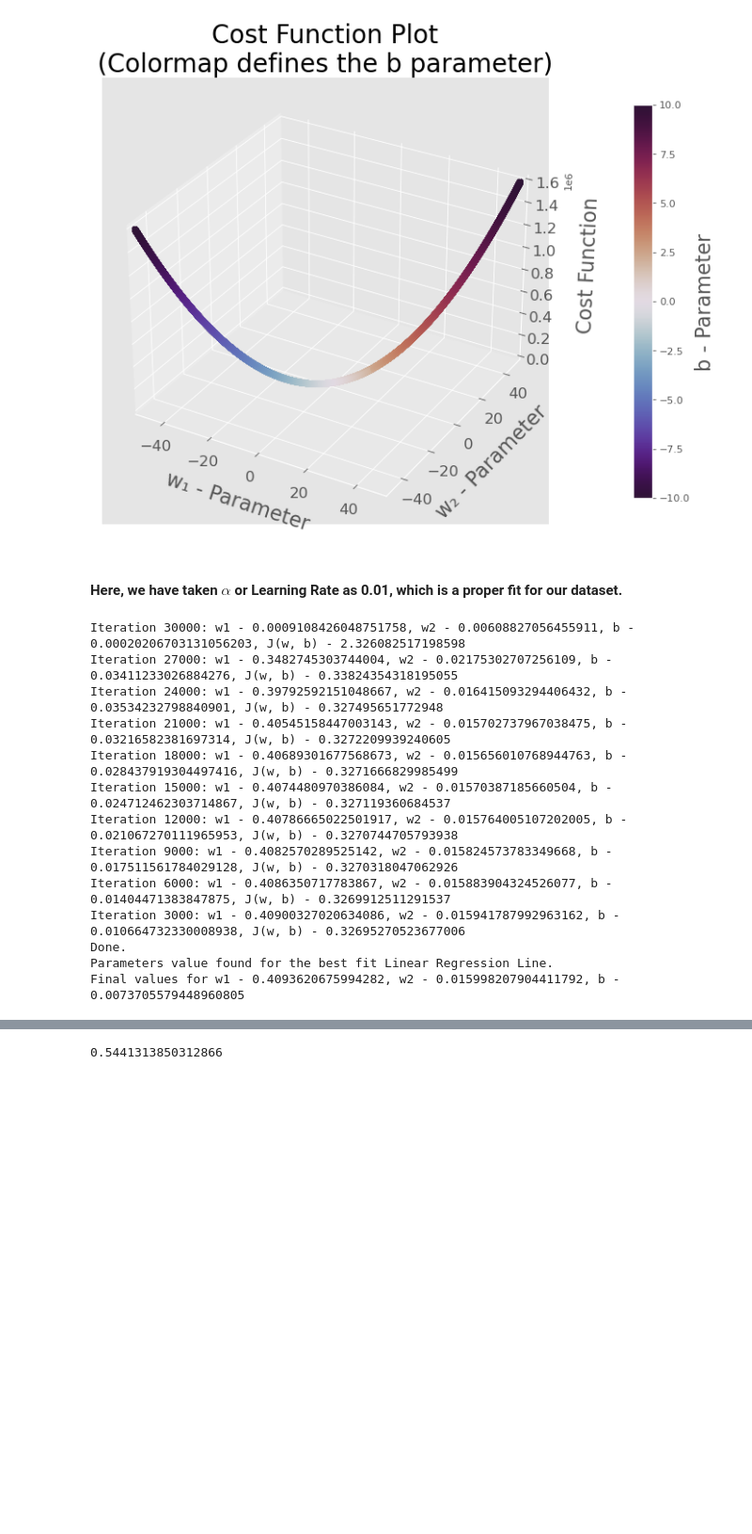
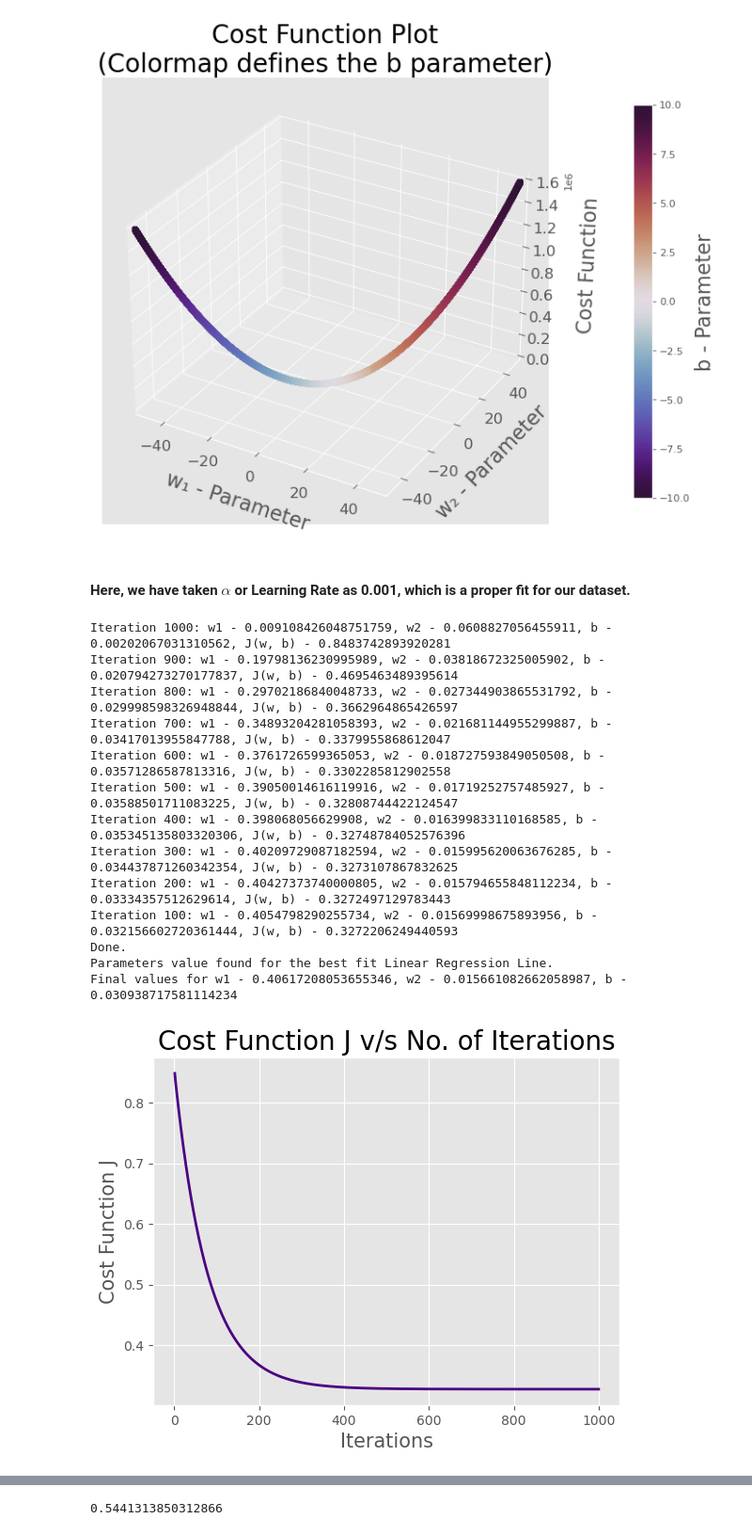
Before and after one commit to Gaurav-Kushwaha-1225/Machine-Learning, a Jupyter notebook: Supervised Models/Regression/Multiple Linear Regression.ipynb, the cells around one changed output, grey strips where cells are left out. Shown at 94% size. Saved outputs shown, nothing was run; the diff lists cells and outputs as text; code cells hidden in the pictures; blank space fills up the shorter version.

```diff
--- a/Supervised Models/Regression/Multiple Linear Regression.ipynb
+++ b/Supervised Models/Regression/Multiple Linear Regression.ipynb
@@ -361,43 +361,62 @@ plt.show()
 # %% [output]
 [figure]
 # %% [markdown]
-#### Here, we have taken $\alpha$ or Learning Rate as 0.01, which is a proper fit for our dataset.
+#### Here, we have taken $\alpha$ or Learning Rate as 0.001, which is a proper fit for our dataset.
 # %%
 # Total no. of Iterations
-iterations = 30000
+iterations = 1000
 
 # Defining Alpha or Learning Rate
-alpha = 0.0001
+alpha = 0.001
 
 # Setting up initial values of w and b
-w1, w2, b = 0, 0, 0
+w, b = np.zeros(2), 0
+
+## Cost Function Values for Plotting
+costs = np.zeros(1000)
 
 while (iterations != 0):
-    temp_w_1 = w1 - alpha * PartialDerivative_J_wi(np.array([w1, w2]), b, 0)
-    temp_w_2 = w2 - alpha * PartialDerivative_J_wi(np.array([w1, w2]), b, 1)
-    temp_b = b - alpha * PartialDerivative_J_b(np.array([w1, w2]), b)
-    w1 = temp_w_1
-    w2 = temp_w_2
-    b = temp_b
-    if (iterations % 3000 == 0):
-        print(f"Iteration {iterations}: w1 - {w1}, w2 - {w2}, b - {b}, J(w, b) - {Cost_Function(np.array([w1, w2]), b)}")
+    # Updating w and b
+    temp_w = np.array([PartialDerivative_J_wi(w, b, j) for j in range(len(w))])
+    temp_b = PartialDerivative_J_b(w, b)
+    w -= alpha * temp_w
+    b -= alpha * temp_b
+
+    # Calculating current Cost
+    costs[1000 - iterations] = Cost_Function(w, b)
+
+    # Updating iterations Done
+    if (iterations % 100 == 0):
+        print(f"Iteration {iterations}: w1 - {w[0]}, w2 - {w[1]}, b - {b}, J(w, b) - {costs[1000 - iterations]}")
     iterations-=1
 
 print("Done. \nParameters value found for the best fit Linear Regression Line.")
-print(f"Final values for w1 - {w1}, w2 - {w2}, b - {b}")
+print(f"Final values for w1 - {w[0]}, w2 - {w[1]}, b - {b}\n")
+
+## Ploting Cost Function J v/s No. of Iterations
+plt.style.use("ggplot")
+plt.grid(True)
+plt.xlabel("Iterations", fontdict = {"fontsize": 15, "fontname": "Sans Serif"})
+plt.ylabel("Cost Function J", fontdict = {"fontsize": 15, "fontname": "Sans Serif"})
+plt.xticks(fontsize=10)
+plt.yticks(fontsize=10)
+plt.title("Cost Function J v/s No. of Iterations", fontdict = {"fontsize": 20, "weight": "medium", "fontname": "Sans Serif"})
+plt.plot(np.arange(1, 1001, 1), costs, alpha = 1, linestyle = 'solid', linewidth = 2, color = 'indigo')
+plt.show()
 # %% [output]
-Iteration 30000: w1 - 0.0009108426048751758, w2 - 0.00608827056455911, b - 0.00020206703131056203, J(w, b) - 2.326082517198598
-Iteration 27000: w1 - 0.3482745303744004, w2 - 0.02175302707256109, b - 0.03411233026884276, J(w, b) - 0.33824354318195055
-Iteration 24000: w1 - 0.39792592151048667, w2 - 0.016415093294406432, b - 0.03534232798840901, J(w, b) - 0.327495651772948
-Iteration 21000: w1 - 0.40545158447003143, w2 - 0.015702737967038475, b - 0.03216582381697314, J(w, b) - 0.3272209939240605
-Iteration 18000: w1 - 0.40689301677568673, w2 - 0.015656010768944763, b - 0.028437919304497416, J(w, b) - 0.3271666829985499
-Iteration 15000: w1 - 0.4074480970386084, w2 - 0.01570387185660504, b - 0.024712462303714867, J(w, b) - 0.327119360684537
-Iteration 12000: w1 - 0.40786665022501917, w2 - 0.015764005107202005, b - 0.021067270111965953, J(w, b) - 0.3270744705793938
-Iteration 9000: w1 - 0.4082570289525142, w2 - 0.015824573783349668, b - 0.017511561784029128, J(w, b) - 0.3270318047062926
-Iteration 6000: w1 - 0.4086350717783867, w2 - 0.015883904324526077, b - 0.01404471383847875, J(w, b) - 0.3269912511291537
-Iteration 3000: w1 - 0.40900327020634086, w2 - 0.015941787992963162, b - 0.010664732330008938, J(w, b) - 0.32695270523677006
+Iteration 1000: w1 - 0.009108426048751759, w2 - 0.0608827056455911, b - 0.00202067031310562, J(w, b) - 0.8483742893920281
+Iteration 900: w1 - 0.19798136230995989, w2 - 0.03818672325005902, b - 0.020794273270177837, J(w, b) - 0.4695463489395614
+Iteration 800: w1 - 0.29702186840048733, w2 - 0.027344903865531792, b - 0.029998598326948844, J(w, b) - 0.3662964865426597
+Iteration 700: w1 - 0.34893204281058393, w2 - 0.021681144955299887, b - 0.03417013955847788, J(w, b) - 0.3379955868612047
+Iteration 600: w1 - 0.3761726599365053, w2 - 0.018727593849050508, b - 0.03571286587813316, J(w, b) - 0.3302285812902558
+Iteration 500: w1 - 0.39050014616119916, w2 - 0.01719252757485927, b - 0.03588501711083225, J(w, b) - 0.32808744422124547
+Iteration 400: w1 - 0.398068056629908, w2 - 0.016399833110168585, b - 0.035345135803320306, J(w, b) - 0.32748784052576396
+Iteration 300: w1 - 0.40209729087182594, w2 - 0.015995620063676285, b - 0.034437871260342354, J(w, b) - 0.3273107867832625
+Iteration 200: w1 - 0.40427373740000805, w2 - 0.015794655848112234, b - 0.03334357512629614, J(w, b) - 0.3272497129783443
+Iteration 100: w1 - 0.4054798290255734, w2 - 0.01569998675893956, b - 0.032156602720361444, J(w, b) - 0.3272206249440593
 Done.
 Parameters value found for the best fit Linear Regression Line.
-Final values for w1 - 0.4093620675994282, w2 - 0.015998207904411792, b - 0.0073705579448960805
+Final values for w1 - 0.40617208053655346, w2 - 0.015661082662058987, b - 0.030938717581114234
+[figure, added]
 # %%
 # Regression Line's Y data on Training Data Input Variable X
```
Also changed, not shown: parts of 4 cells of this notebook.
